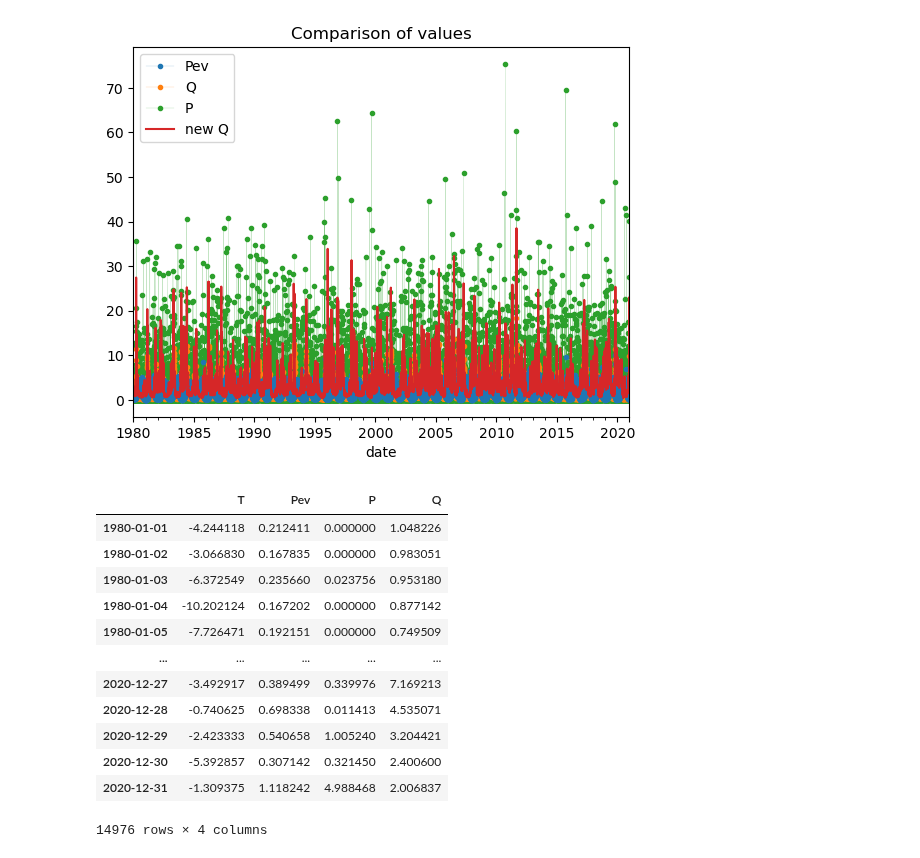
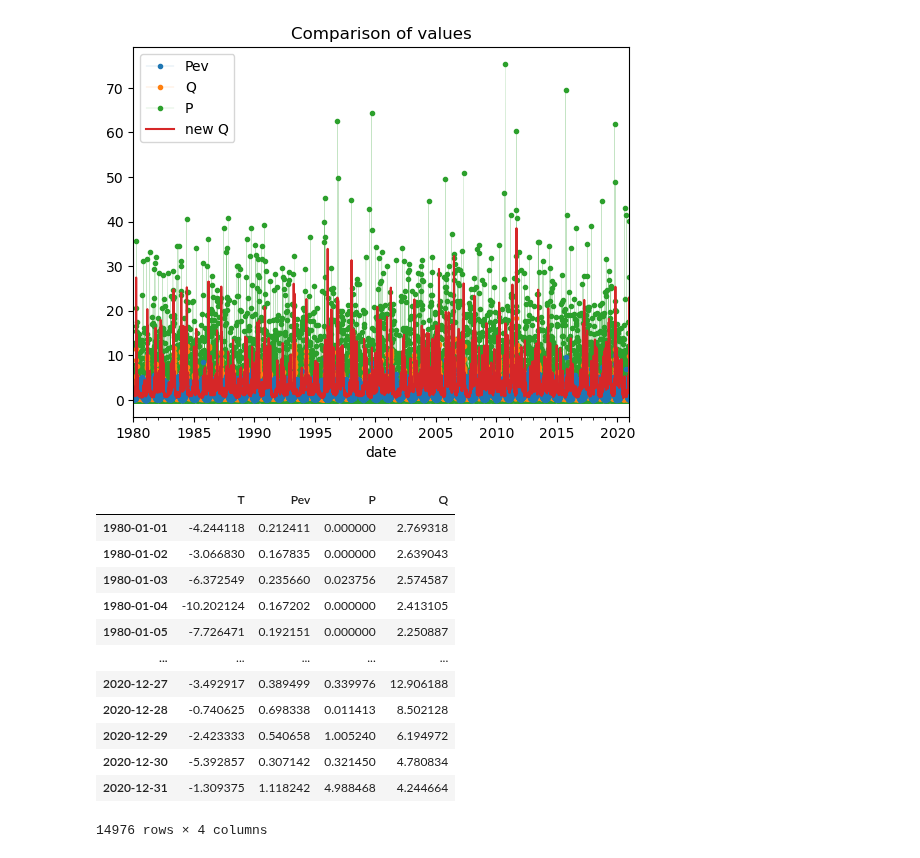
Before and after one commit to Daafip/ENVM1502-Catchment-model, a Jupyter notebook: Python files/0.4.Combine_data_into_one_df.ipynb, the cells around one changed output. Saved outputs shown, nothing was run; the diff lists cells and outputs as text; code cells hidden in the pictures.

```diff
--- a/Python files/0.4.Combine_data_into_one_df.ipynb
+++ b/Python files/0.4.Combine_data_into_one_df.ipynb
@@ -91,6 +91,9 @@ df["Q"].loc["1997-07":"2000"].plot()
 # %% [markdown]
  Instead opt for adding two gauges together: 01357500 & 01335754 <img src="Figures\river_split.png" alt="Alternative text" width=300 align="left"/>
 # %%
-files_Q_East = glob.glob(f"{data_folder}\\Q\\*1357500.parquet")
-files_Q_West = glob.glob(f"{data_folder}\\Q\\*1335754.parquet")
+df_combined_E_W_path = glob.glob(f"{data_folder}\\Q\\combining_1357500_1335754.parquet")
+
+df_combined_E_W = pd.read_parquet(df_combined_E_W_path[0], columns=['Q_m3_s_mean','date'])
+df_combined_E_W.index = pd.to_datetime(df_combined_E_W.date)
+df_combined_E_W.rename(columns={'Q_m3_s_mean':'Q'}, inplace=True)
 # %%
@@ -120,3 +121,3 @@ Text(0.5, 1.0, 'comparing the two gauges')
 # %%
-df_combined_E_W = pd.DataFrame(pd.concat([discharge_Q_East[["Q"]],discharge_Q_West[["Q"]]],axis=1).dropna().sum(axis=1),columns=["Q"])
+# df_combined_E_W = pd.DataFrame(pd.concat([discharge_Q_East[["Q"]],discharge_Q_West[["Q"]]],axis=1).dropna().sum(axis=1),columns=["Q"])
 # %%
@@ -134,21 +132,21 @@ plt.title("Comparison of values")
 Text(0.5, 1.0, 'Comparison of values')
 [figure]
 # %%
-df_final = pd.concat([temperature,evap,prcp,discharge_Q_East[["Q"]]], axis=1)
+df_final = pd.concat([temperature,evap,prcp,df_combined_E_W[["Q"]]], axis=1)
 df_final.dropna(axis=0)
 # %% [output]
 |  | T | Pev | P | Q |
-| 1980-01-01 | -4.244118 | 0.212411 | 0.000000 | 1.048226 |
-| 1980-01-02 | -3.066830 | 0.167835 | 0.000000 | 0.983051 |
-| 1980-01-03 | -6.372549 | 0.235660 | 0.023756 | 0.953180 |
-| 1980-01-04 | -10.202124 | 0.167202 | 0.000000 | 0.877142 |
-| 1980-01-05 | -7.726471 | 0.192151 | 0.000000 | 0.749509 |
+| 1980-01-01 | -4.244118 | 0.212411 | 0.000000 | 2.769318 |
+| 1980-01-02 | -3.066830 | 0.167835 | 0.000000 | 2.639043 |
+| 1980-01-03 | -6.372549 | 0.235660 | 0.023756 | 2.574587 |
+| 1980-01-04 | -10.202124 | 0.167202 | 0.000000 | 2.413105 |
+| 1980-01-05 | -7.726471 | 0.192151 | 0.000000 | 2.250887 |
 | ... | ... | ... | ... | ... |
-| 2020-12-27 | -3.492917 | 0.389499 | 0.339976 | 7.169213 |
-| 2020-12-28 | -0.740625 | 0.698338 | 0.011413 | 4.535071 |
-| 2020-12-29 | -2.423333 | 0.540658 | 1.005240 | 3.204421 |
-| 2020-12-30 | -5.392857 | 0.307142 | 0.321450 | 2.400600 |
-| 2020-12-31 | -1.309375 | 1.118242 | 4.988468 | 2.006837 |
+| 2020-12-27 | -3.492917 | 0.389499 | 0.339976 | 12.906188 |
+| 2020-12-28 | -0.740625 | 0.698338 | 0.011413 | 8.502128 |
+| 2020-12-29 | -2.423333 | 0.540658 | 1.005240 | 6.194972 |
+| 2020-12-30 | -5.392857 | 0.307142 | 0.321450 | 4.780834 |
+| 2020-12-31 | -1.309375 | 1.118242 | 4.988468 | 4.244664 |
 14976 rows × 4 columns
 # %%
 df_final.to_parquet(f"{data_folder}\\combined_data.parquet")
```
Also changed, not shown: parts of 4 cells of this notebook, 3 other files.
